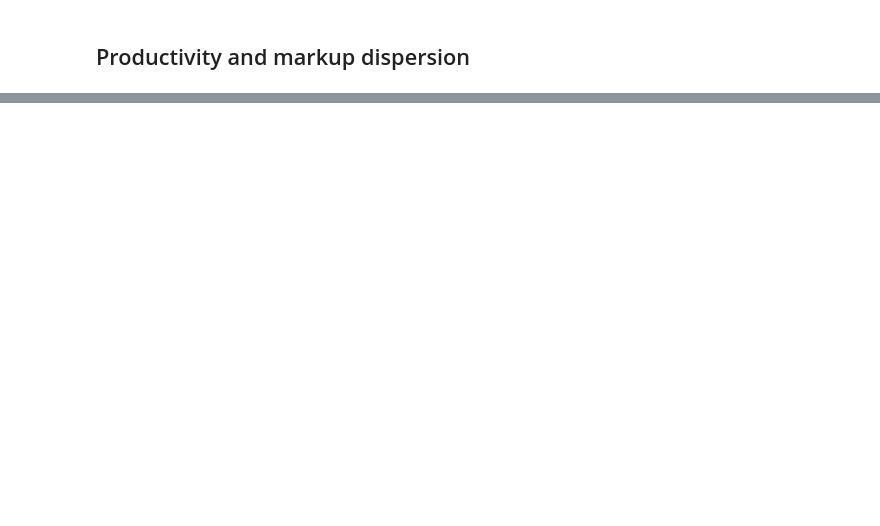
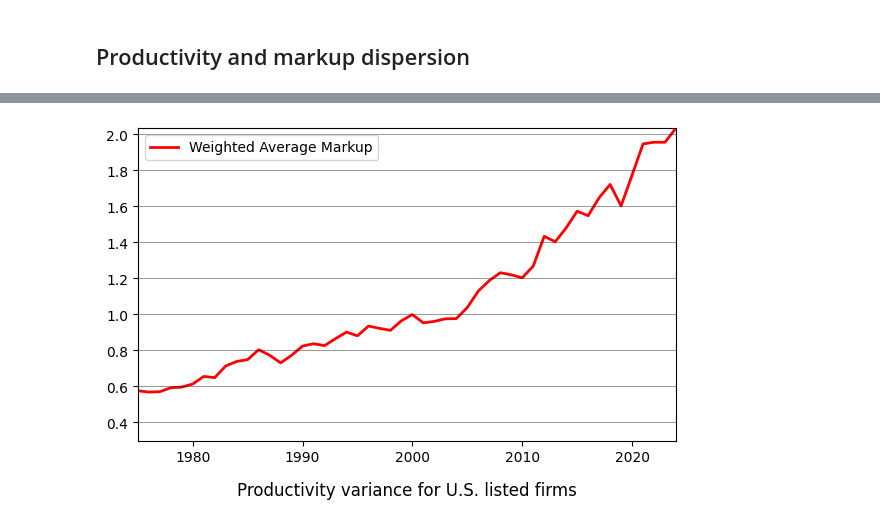
Before and after one commit to ollie-gregory/dynamism_and_productivity_growth, a Jupyter notebook: notebooks/analysis.ipynb, the cells around one changed output, grey strips where cells are left out. Saved outputs shown, nothing was run; the diff lists cells and outputs as text; code cells hidden in the pictures; blank space fills up the shorter version.

```diff
--- a/notebooks/analysis.ipynb
+++ b/notebooks/analysis.ipynb
@@ -249,0 +293,42 @@ np.float64(0.2829965748853883)
+# %%
+# group by year and calculate the variance of 'a'
+variance_by_year = df.groupby('year')['a'].var()
+
+fig, ax = plt.subplots(figsize=(6, 4))
+
+ax.plot(variance_by_year.index, variance_by_year, 'r-', label='Weighted Average Markup', linewidth=2)
+
+ax.set_ylim(min(variance_by_year), max(variance_by_year))
+ax.set_xlim(min(plot_df['year']), max(plot_df['year']))
+ax.grid(True, axis='y', linestyle='-', alpha=0.2)
+ax.legend(loc='upper left')
+
+# Add horizontal lines at specific y-values
+ax.axhline(y=0.4, color='black', linestyle='-', alpha=0.5, linewidth=0.5)
+ax.axhline(y=0.6, color='black', linestyle='-', alpha=0.5, linewidth=0.5)
+ax.axhline(y=0.8, color='black', linestyle='-', alpha=0.5, linewidth=0.5)
+ax.axhline(y=1.0, color='black', linestyle='-', alpha=0.5, linewidth=0.5)
+ax.axhline(y=1.2, color='black', linestyle='-', alpha=0.5, linewidth=0.5)
+ax.axhline(y=1.4, color='black', linestyle='-', alpha=0.5, linewidth=0.5)
+ax.axhline(y=1.6, color='black', linestyle='-', alpha=0.5, linewidth=0.5)
+ax.axhline(y=1.8, color='black', linestyle='-', alpha=0.5, linewidth=0.5)
+ax.axhline(y=2.0, color='black', linestyle='-', alpha=0.5, linewidth=0.5)
+
+# Add labels and title
+ax.set_xlabel('', fontsize=12)
+ax.set_ylabel('', fontsize=12)
+ax.set_title('Productivity variance for U.S. listed firms', fontsize=12, loc='center', y=-0.2)
+
+# Add source note
+# fig.text(0.5, -0.05, '(Compustat data, estimates from De Loecker, Eeckhout, Unger 2020)',
+#            ha='center', fontsize=10)
+
+# Format x-axis with decades
+ax.xaxis.set_major_locator(ticker.MultipleLocator(10))
+ax.xaxis.set_major_formatter(ticker.FormatStrFormatter('%d'))
+
+fig.tight_layout()
+
+plt.show()
+# %% [output]
+[figure, added]
```
Also changed, not shown: parts of 10 cells of this notebook, 8 other files.
